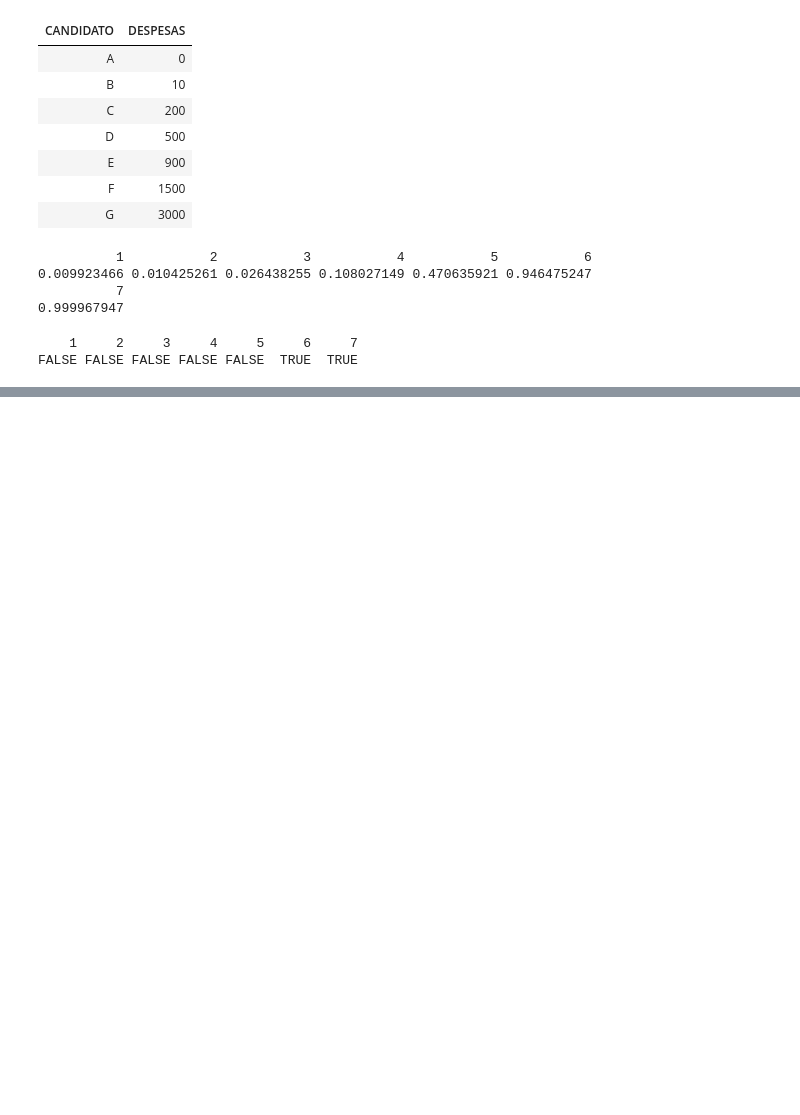
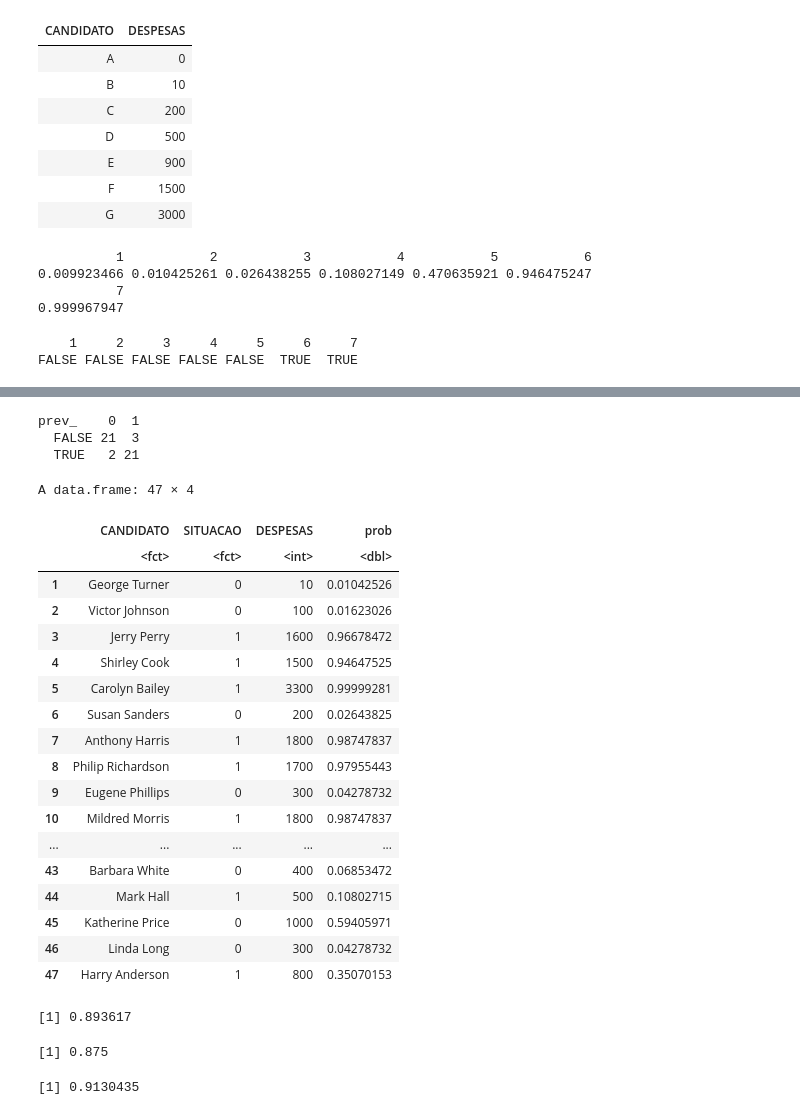
Before and after one commit to emariot/Estatistica_com_R_e_Python, a Jupyter notebook: R/Regressão Logística.ipynb, the cells around one changed output, grey strips where cells are left out. Cells and saved outputs as stored; diff of their text form; code cells hidden in the pictures; blank space fills up the shorter version.

```diff
--- a/R/Regressão Logística.ipynb
+++ b/R/Regressão Logística.ipynb
@@ -119,0 +216,32 @@ ERROR: Error in prev$RESULT: $ operator is invalid for atomic vectors
+# %%
+# Avaliação da performance/matriz de confusão
+conf = table(prev_, df[[2]])
+conf
+# %% [output]
+prev_    0  1
+  FALSE 21  3
+  TRUE   2 21
+# %%
+df_prob = data.frame(df,
+                    prob = prev)
+df_prob
+# %% [output]
+A data.frame: 47 × 4
+|  | CANDIDATO | SITUACAO | DESPESAS | prob |
+|  | <fct> | <fct> | <int> | <dbl> |
+| 1 | George Turner | 0 | 10 | 0.01042526 |
+| 2 | Victor Johnson | 0 | 100 | 0.01623026 |
+| 3 | Jerry Perry | 1 | 1600 | 0.96678472 |
+| 4 | Shirley Cook | 1 | 1500 | 0.94647525 |
+| 5 | Carolyn Bailey | 1 | 3300 | 0.99999281 |
+| 6 | Susan Sanders | 0 | 200 | 0.02643825 |
+| 7 | Anthony Harris | 1 | 1800 | 0.98747837 |
+| 8 | Philip Richardson | 1 | 1700 | 0.97955443 |
+| 9 | Eugene Phillips | 0 | 300 | 0.04278732 |
+| 10 | Mildred Morris | 1 | 1800 | 0.98747837 |
+| ... | ... | ... | ... | ... |
+| 43 | Barbara White | 0 | 400 | 0.06853472 |
+| 44 | Mark Hall | 1 | 500 | 0.10802715 |
+| 45 | Katherine Price | 0 | 1000 | 0.59405971 |
+| 46 | Linda Long | 0 | 300 | 0.04278732 |
+| 47 | Harry Anderson | 1 | 800 | 0.35070153 |
@@ -119,0 +253,18 @@ ERROR: Error in prev$RESULT: $ operator is invalid for atomic vectors
+# %%
+# Tx de acerto
+tx_acerto = (vp + vn) / sum(conf)
+tx_acerto
+# %% [output]
+[1] 0.893617
+# %%
+# De todas observações da classe 0, quantas foram classificadas como 0
+sensitividade = vp/(vp+fn)
+sensitividade
+# %% [output]
+[1] 0.875
+# %%
+# De todas observações da classe 1, quantas foram classificadas como 1
+especificidade = vn/(vn+fp)
+especificidade
+# %% [output]
+[1] 0.9130435
```
Also changed, not shown: parts of 16 cells of this notebook.
